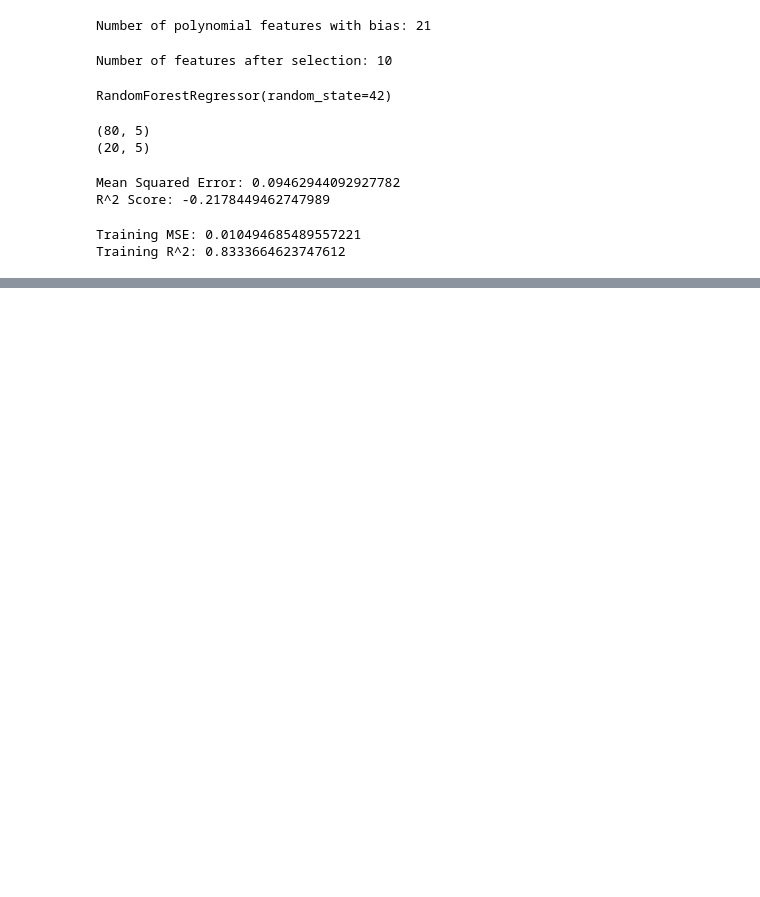
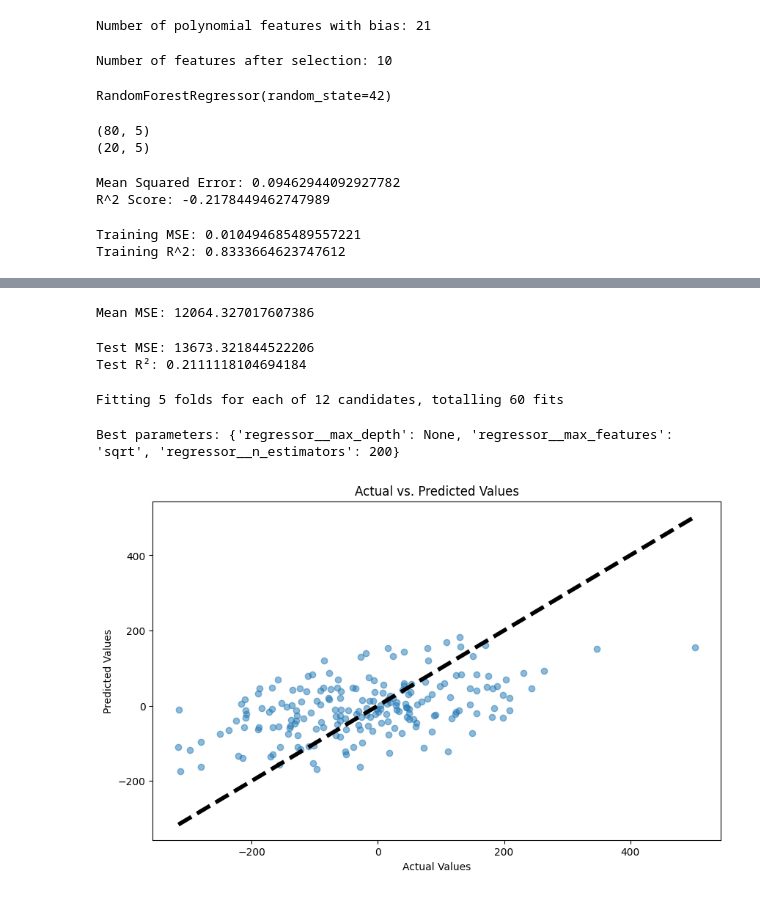
Before and after one commit to Goodevil01/Data-Prep-Ca1-, a Jupyter notebook: Strategic_Thinking_Ca2_.ipynb, the cells around one changed output, grey strips where cells are left out. Cells and saved outputs as stored; diff of their text form; code cells hidden in the pictures; blank space fills up the shorter version.

```diff
--- a/Strategic_Thinking_Ca2_.ipynb
+++ b/Strategic_Thinking_Ca2_.ipynb
@@ -1594,0 +1704,55 @@ print("R^2 of Enhanced Model:", r2_enhanced)
+# %%
+# Assuming numerical_cols and categorical_cols should be replaced by their indices
+numerical_indices = [0, 1]  # Indices for 'feature1', 'feature2'
+categorical_indices = [2]   # Index for 'feature3'
+
+# Bundle preprocessing for numerical and categorical data using indices
+preprocessor = ColumnTransformer(
+    transformers=[
+        ('num', numerical_transformer, numerical_indices),
+        ('cat', categorical_transformer, categorical_indices)
+    ])
+
+# Now use this adjusted preprocessor in your pipeline
+model = Pipeline(steps=[('preprocessor', preprocessor),
+                        ('regressor', RandomForestRegressor())])
+
+# Proceed with your model training and evaluation
+scores = cross_val_score(model, X_train, y_train, cv=5, scoring='neg_mean_squared_error')
+print("Mean MSE:", -scores.mean())
+# %% [output]
+Mean MSE: 12064.327017607386
+# %%
+from sklearn.metrics import mean_squared_error, r2_score
+
+# Fit the model to the training data
+model.fit(X_train, y_train)
+
+# Make predictions using the test data
+y_pred = model.predict(X_test)
+
+# Evaluate the model
+mse = mean_squared_error(y_test, y_pred)
+r2 = r2_score(y_test, y_pred)
+
+print("Test MSE:", mse)
+print("Test R²:", r2)
+# %% [output]
+Test MSE: 13673.321844522206
+Test R²: 0.2111118104694184
+# %%
+from sklearn.model_selection import GridSearchCV
+
+param_grid = {
+    'regressor__n_estimators': [100, 200],
+    'regressor__max_features': ['auto', 'sqrt'],
+    'regressor__max_depth': [None, 10, 20]
+}
+
+grid_search = GridSearchCV(model, param_grid, cv=5, scoring='neg_mean_squared_error', verbose=1)
+grid_search.fit(X_train, y_train)
+
+print("Best parameters:", grid_search.best_params_)
+# %% [output]
+Fitting 5 folds for each of 12 candidates, totalling 60 fits
+Best parameters: {'regressor__max_depth': None, 'regressor__max_features': 'sqrt', 'regressor__n_estimators': 200}
@@ -1594,0 +1767,13 @@ print("R^2 of Enhanced Model:", r2_enhanced)
+# %%
+import matplotlib.pyplot as plt
+
+# Assume 'y_test' is the actual values and 'y_pred' are the predicted values from your model
+plt.figure(figsize=(10, 6))
+plt.scatter(y_test, y_pred, alpha=0.5)
+plt.title('Actual vs. Predicted Values')
+plt.xlabel('Actual Values')
+plt.ylabel('Predicted Values')
+plt.plot([y_test.min(), y_test.max()], [y_test.min(), y_test.max()], 'k--', lw=4)  # Diagonal line
+plt.show()
+# %% [output]
+[figure, added]
```
Also changed, not shown: parts of 24 cells of this notebook.
